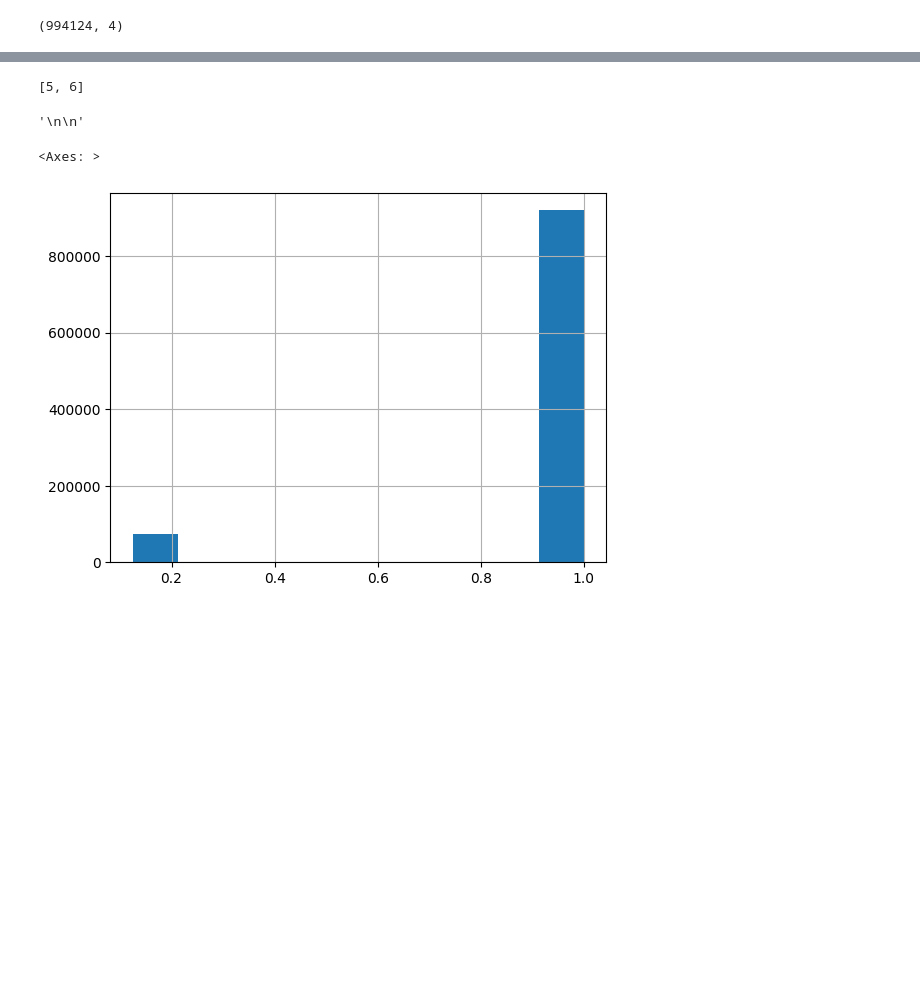
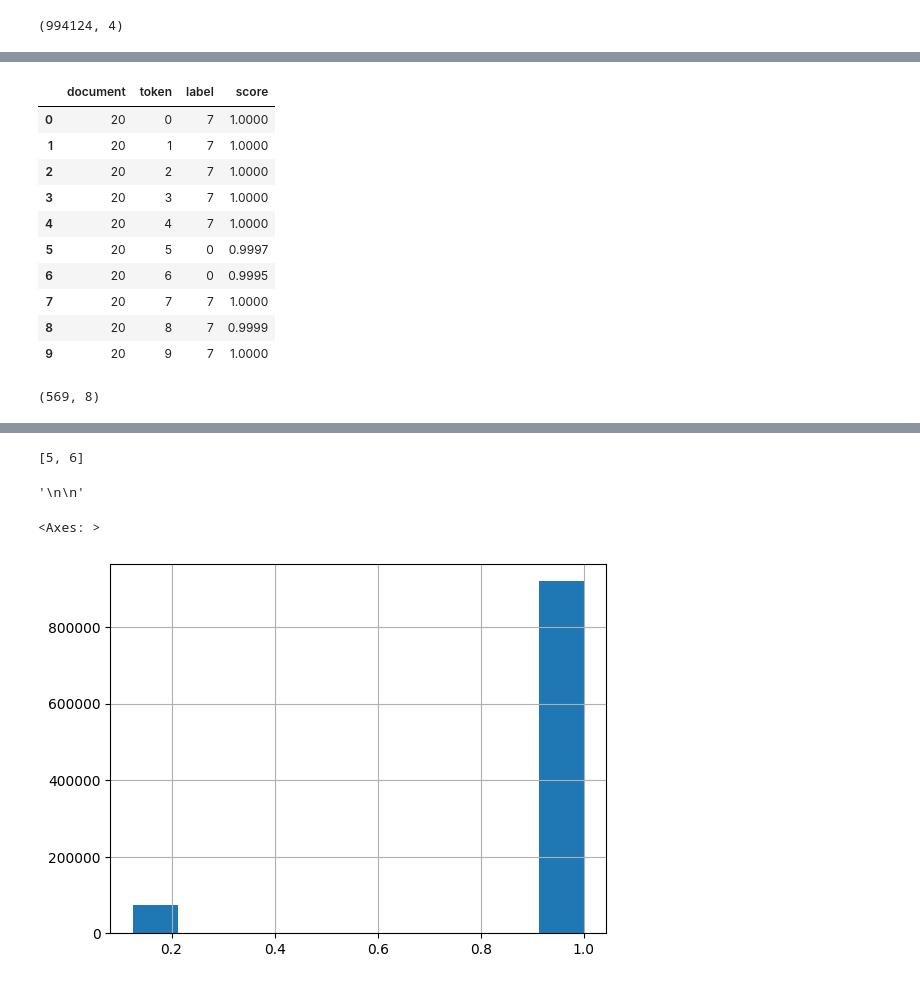
Before and after one commit to amedprof/PII-Data-Detection, a Jupyter notebook: notebook/inference.ipynb, the cells around one changed output, grey strips where cells are left out. Cells and saved outputs as stored; diff of their text form; code cells hidden in the pictures; blank space fills up the shorter version.

```diff
--- a/notebook/inference.ipynb
+++ b/notebook/inference.ipynb
@@ -289,12 +278,0 @@ ID_NAME = {"0-0":"B-NAME_STUDENT","0-1":"I-NAME_STUDENT",
-# %%
-pred_df = pred_df[(pred_df.label!=7) & (pred_df.score>0.5)].reset_index(drop=True)
-pred_df["I"] = ((pred_df.groupby('document')['label'].transform(lambda x:x.diff())==0) & (pred_df.groupby('document')['token'].transform(lambda x:x.diff())==1))*1
-pred_df['labels'] = pred_df['label'].astype(str)+'-'+pred_df['I'].astype(str)
-pred_df["label_pred"] = pred_df["labels"].map(ID_TYPE).fillna(0).astype(int)
-pred_df['row_id'] = np.arange(len(pred_df))
-
-
-gt_df = gt_df[gt_df.label!=7].reset_index(drop=True)
-gt_df['labels'] = gt_df['label'].astype(str)+'-'+gt_df['I'].astype(str)
-gt_df["label_gt"] = gt_df["labels"].map(ID_TYPE).fillna(0).astype(int)
-gt_df['row_id'] = np.arange(len(gt_df))
@@ -307,0 +293,14 @@ gt_df["label_gt"] = gt_df["labels"].map(ID_TYPE).fillna(0).astype(int)
+# %%
+pred_df.head(10)
+# %% [output]
+|  | document | token | label | score |
+| 0 | 20 | 0 | 7 | 1.0000 |
+| 1 | 20 | 1 | 7 | 1.0000 |
+| 2 | 20 | 2 | 7 | 1.0000 |
+| 3 | 20 | 3 | 7 | 1.0000 |
+| 4 | 20 | 4 | 7 | 1.0000 |
+| 5 | 20 | 5 | 0 | 0.9997 |
+| 6 | 20 | 6 | 0 | 0.9995 |
+| 7 | 20 | 7 | 7 | 1.0000 |
+| 8 | 20 | 8 | 7 | 0.9999 |
+| 9 | 20 | 9 | 7 | 1.0000 |
@@ -308,2 +311,11 @@ gt_df["label_gt"] = gt_df["labels"].map(ID_TYPE).fillna(0).astype(int)
+# %%
+pred_df = pred_df[(pred_df.label!=7) & (pred_df.score>0.15)].reset_index(drop=True)
+pred_df["I"] = ((pred_df.groupby('document')['label'].transform(lambda x:x.diff())==0) & (pred_df.groupby('document')['token'].transform(lambda x:x.diff())==1))*1
+pred_df['labels'] = pred_df['label'].astype(str)+'-'+pred_df['I'].astype(str)
+pred_df["label_pred"] = pred_df["labels"].map(ID_TYPE).fillna(0).astype(int)
+pred_df['row_id'] = np.arange(len(pred_df))
+pred_df.shape
+# %% [output]
+(569, 8)
 # %%
 COL_SUBS = ["row_id",'document', 'token', 'label']
```
Also changed, not shown: parts of 22 cells of this notebook, 8 other files.
